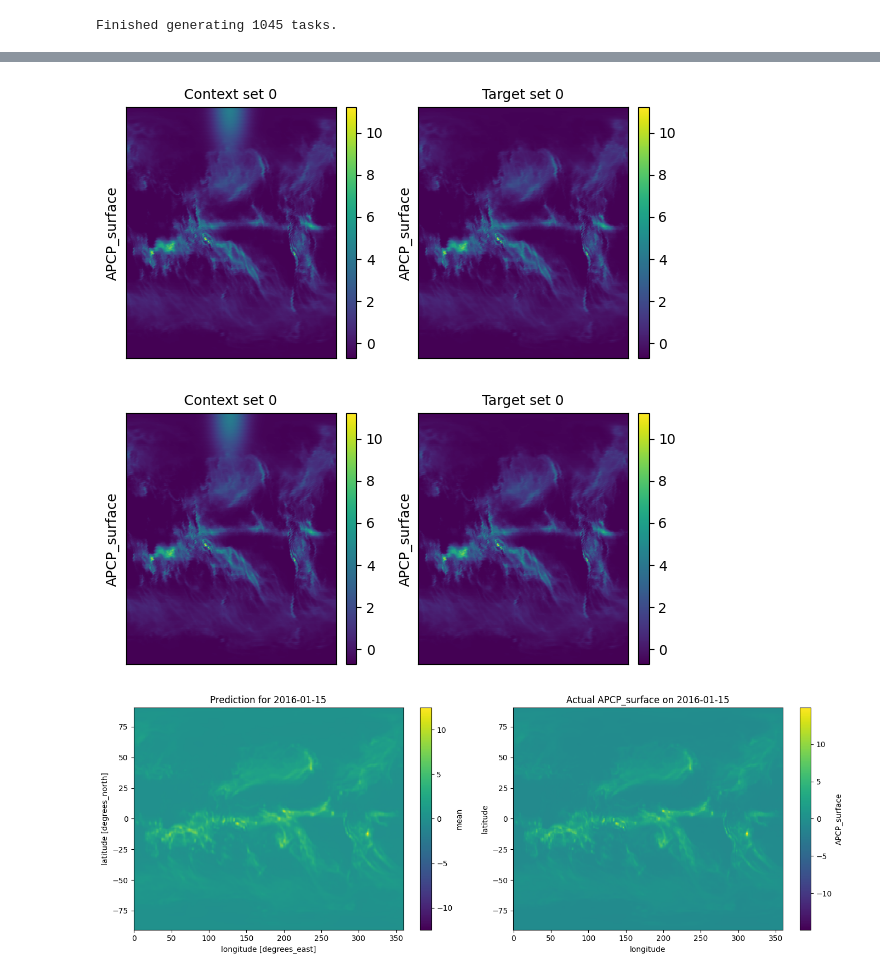
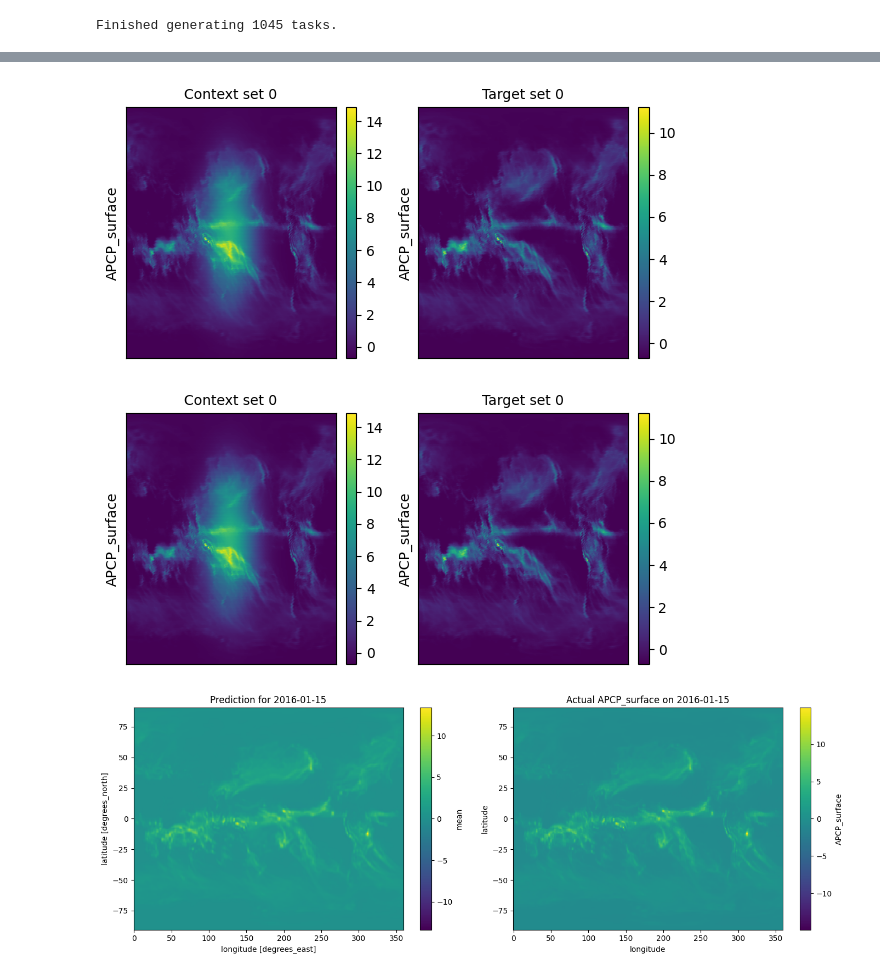
Before and after one commit to yangtom0516/UROP_bias_correction, a Jupyter notebook: Accumulated Precipitation Bias/apcp_gaussian_blob.ipynb, the cells around one changed output, grey strips where cells are left out. Saved outputs shown, nothing was run; the diff lists cells and outputs as text; code cells hidden in the pictures.

```diff
--- a/Accumulated Precipitation Bias/apcp_gaussian_blob.ipynb
+++ b/Accumulated Precipitation Bias/apcp_gaussian_blob.ipynb
@@ -93,14 +93,14 @@ PandasIndex
 PandasIndex(DatetimeIndex(['2012-01-01 00:00:00', '2012-01-01 06:00:00', '2012-01-01 12:00:00', '2012-01-01 18:00:00', '2012-01-02 00:00:00', '2012-01-02 06:00:00', '2012-01-02 12:00:00', '2012-01-02  ...
 Attributes: (0)
 # %%
-amplitude = 5
+amplitude = 10
 # %%
 # Apply bias correction function
 
 def random_noise_bias(data, scale=20):
     return data + np.random.uniform(-scale, scale, data.shape)
 
-def gaussian_blob_bias(data, x_center=180, y_center=90, sigma=20, amplitude=amplitude):
+def gaussian_blob_bias(data, x_center=180, y_center=0, sigma=30, amplitude=amplitude):
     lon = np.linspace(0, 360, data.shape[2])
     lat = np.linspace(-90, 90, data.shape[1])
     lon_grid, lat_grid = np.meshgrid(lon, lat)
@@ -404,21 +417,21 @@ fig.savefig("fig/gaussian_blob_Loss_and_RMSE.png")
 # %%
 import deepsensor
 from deepsensor import plot
 import matplotlib.pyplot as plt
 
 # Select a sample date for visualization
 sample_date = "2012-01-01"
 sample_task = task_loader(sample_date, context_sampling="all", target_sampling="all")
 
-task_loader_random_noise = TaskLoader(
+task_loader_gaussian_blob = TaskLoader(
     context=biased_contexts,
     target=ds_processed["APCP_surface"],
 )
 # Plot context (biased) and target (original) data
-deepsensor.plot.task(sample_task, task_loader=task_loader_random_noise)
+deepsensor.plot.task(sample_task, task_loader=task_loader_gaussian_blob)
 # %% [output]
-[figure, old version]
+[figure, new version]
-[figure, old version]
+[figure, new version]
 # %%
 import numpy as np
 import matplotlib.pyplot as plt
@@ -464,4 +477,4 @@ plt.tight_layout()
 plt.savefig(f"fig/gaussian_blob_prediction_vs_actual_{target_date}.png")
 plt.show()
 # %% [output]
-[figure, old version]
+[figure, new version]
```
Also changed, not shown: parts of 4 cells of this notebook, 7 other files.
